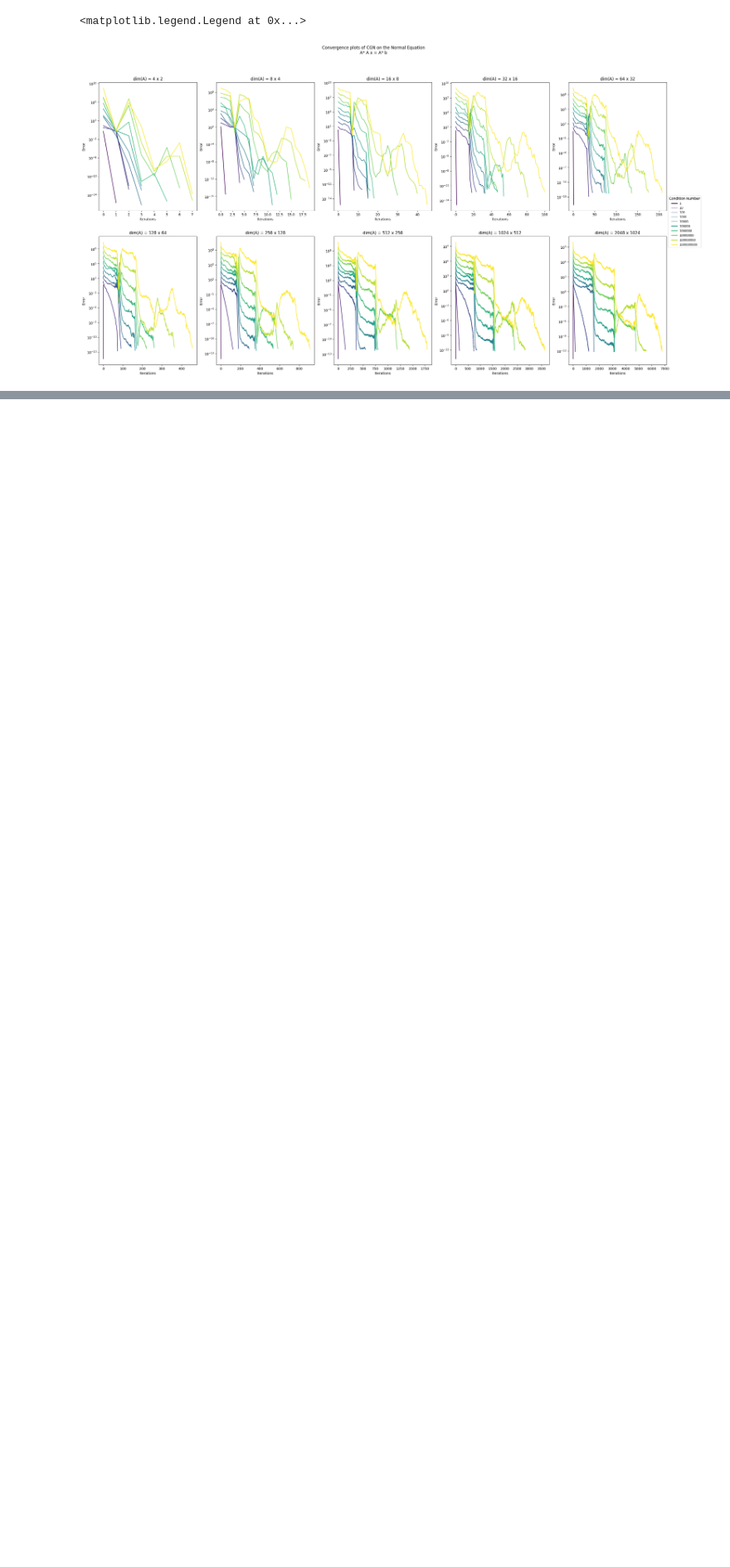
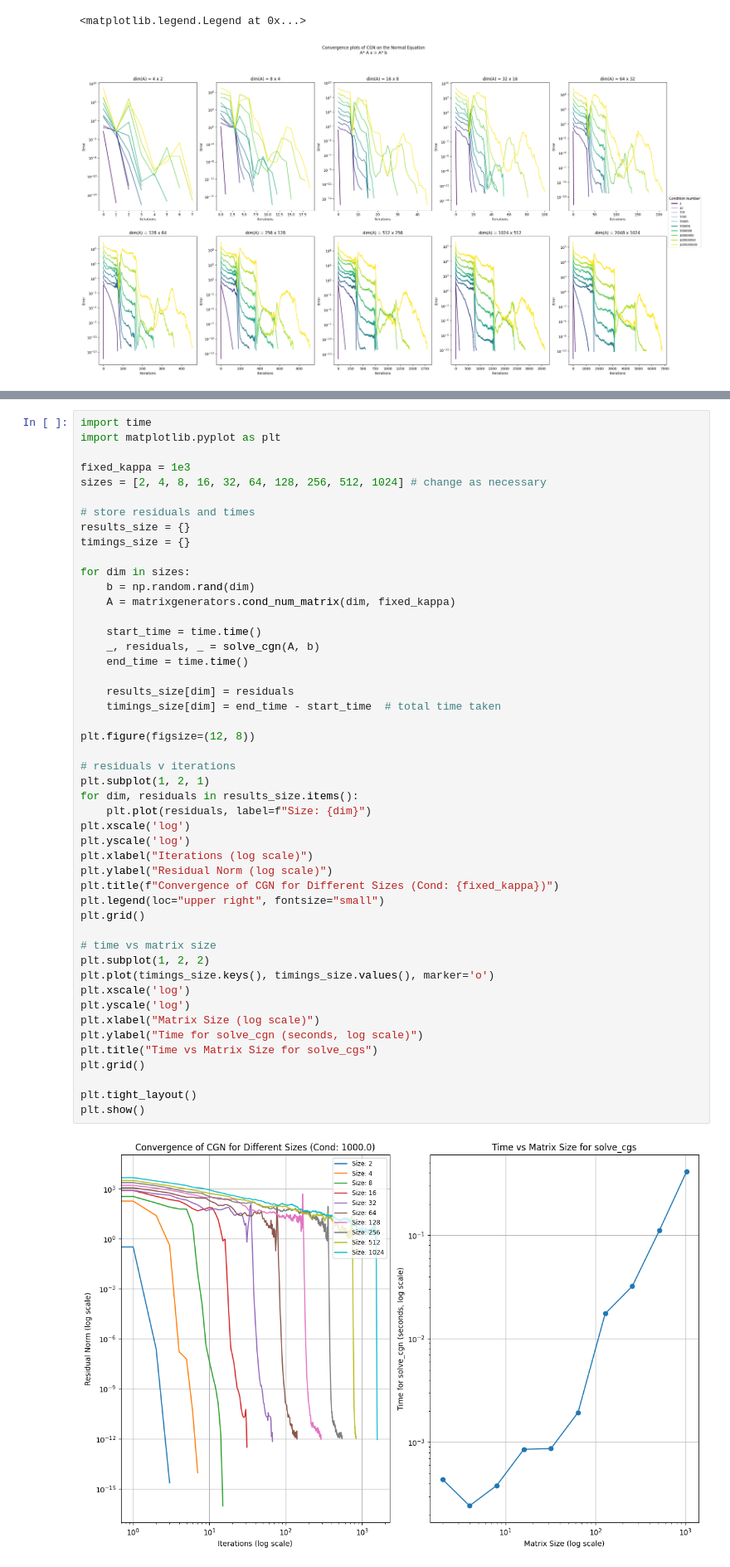
Before and after one commit to connorbuchheit/RandomMatrixProject, a Jupyter notebook: CGNexperiments.ipynb, the cells around one changed output, grey strips where cells are left out. Shown at 83% size. Drawn from its saved outputs; the diff is of its cells as text; blank space fills up the shorter version.

```diff
--- a/CGNexperiments.ipynb
+++ b/CGNexperiments.ipynb
@@ -62,0 +72,50 @@ fig.legend(bbox_to_anchor=(0.9, 0.5), loc='center left', fontsize='small', title
+# %%
+import time
+import matplotlib.pyplot as plt
+
+fixed_kappa = 1e3
+sizes = [2, 4, 8, 16, 32, 64, 128, 256, 512, 1024] # change as necessary
+
+# store residuals and times
+results_size = {}
+timings_size = {}
+
+for dim in sizes:
+    b = np.random.rand(dim)
+    A = matrixgenerators.cond_num_matrix(dim, fixed_kappa)
+
+    start_time = time.time()
+    _, residuals, _ = solve_cgn(A, b)
+    end_time = time.time()
+
+    results_size[dim] = residuals
+    timings_size[dim] = end_time - start_time  # total time taken
+
+plt.figure(figsize=(12, 8))
+
+# residuals v iterations
+plt.subplot(1, 2, 1)
+for dim, residuals in results_size.items():
+    plt.plot(residuals, label=f"Size: {dim}")
+plt.xscale('log')
+plt.yscale('log')
+plt.xlabel("Iterations (log scale)")
+plt.ylabel("Residual Norm (log scale)")
+plt.title(f"Convergence of CGN for Different Sizes (Cond: {fixed_kappa})")
+plt.legend(loc="upper right", fontsize="small")
+plt.grid()
+
+# time vs matrix size
+plt.subplot(1, 2, 2)
+plt.plot(timings_size.keys(), timings_size.values(), marker='o')
+plt.xscale('log')
+plt.yscale('log')
+plt.xlabel("Matrix Size (log scale)")
+plt.ylabel("Time for solve_cgn (seconds, log scale)")
+plt.title("Time vs Matrix Size for solve_cgs")
+plt.grid()
+
+plt.tight_layout()
+plt.show()
+# %% [output]
+[figure, added]
```
Also changed, not shown: parts of 4 cells of this notebook, 5 other files.
